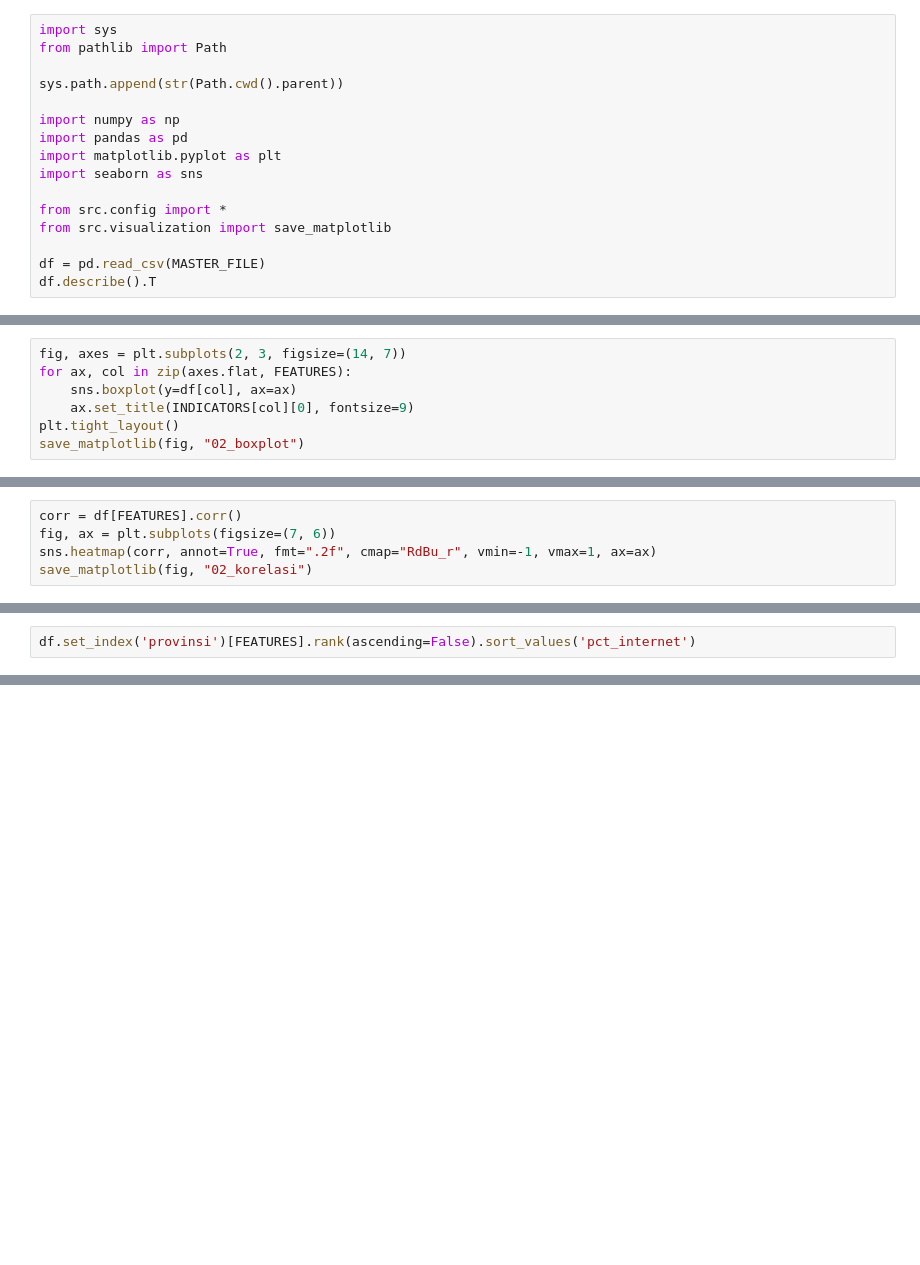
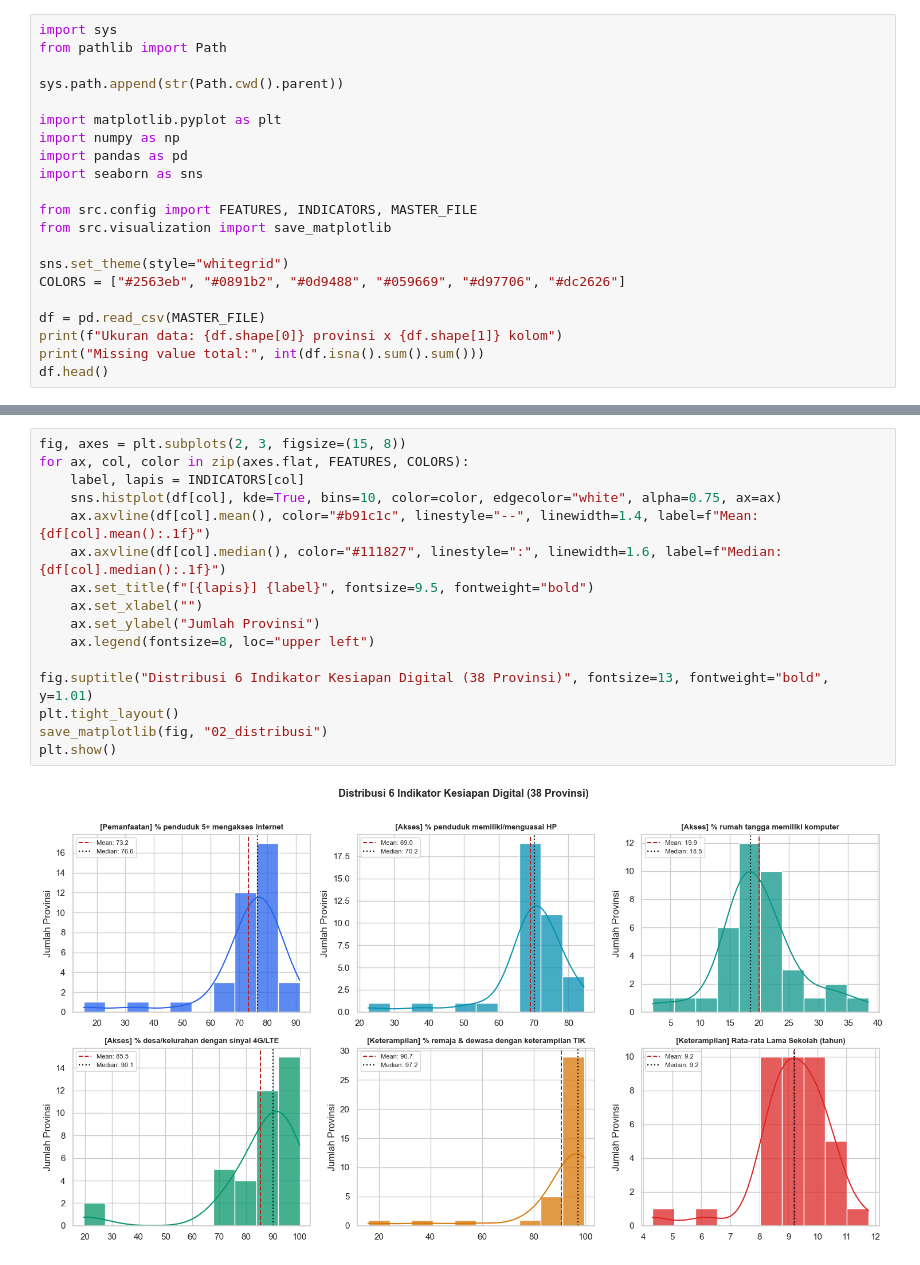
Before and after one commit to jansv7/indo-digital-divide-clustering, a Jupyter notebook: notebooks/02_eda.ipynb, the cells around one changed output, grey strips where cells are left out. Cells and saved outputs as stored; diff of their text form; blank space fills up the shorter version.

```diff
--- a/notebooks/02_eda.ipynb
+++ b/notebooks/02_eda.ipynb
@@ -7,13 +14,18 @@ from pathlib import Path
 
 sys.path.append(str(Path.cwd().parent))
 
+import matplotlib.pyplot as plt
 import numpy as np
 import pandas as pd
-import matplotlib.pyplot as plt
 import seaborn as sns
 
-from src.config import *
+from src.config import FEATURES, INDICATORS, MASTER_FILE
 from src.visualization import save_matplotlib
 
+sns.set_theme(style="whitegrid")
+COLORS = ["#2563eb", "#0891b2", "#0d9488", "#059669", "#d97706", "#dc2626"]
+
 df = pd.read_csv(MASTER_FILE)
-df.describe().T
+print(f"Ukuran data: {df.shape[0]} provinsi x {df.shape[1]} kolom")
+print("Missing value total:", int(df.isna().sum().sum()))
+df.head()
@@ -22,7 +40,0 @@ df.describe().T
-# %%
-fig, axes = plt.subplots(2, 3, figsize=(14, 7))
-for ax, col in zip(axes.flat, FEATURES):
-    sns.boxplot(y=df[col], ax=ax)
-    ax.set_title(INDICATORS[col][0], fontsize=9)
-plt.tight_layout()
-save_matplotlib(fig, "02_boxplot")
@@ -32,5 +40,0 @@ Kalau ada pasangan dengan |r| > 0,9, buang salah satu atau pakai PCA. Tulis alas
-# %%
-corr = df[FEATURES].corr()
-fig, ax = plt.subplots(figsize=(7, 6))
-sns.heatmap(corr, annot=True, fmt=".2f", cmap="RdBu_r", vmin=-1, vmax=1, ax=ax)
-save_matplotlib(fig, "02_korelasi")
@@ -39,2 +40,0 @@ save_matplotlib(fig, "02_korelasi")
-# %%
-df.set_index('provinsi')[FEATURES].rank(ascending=False).sort_values('pct_internet')
@@ -43,0 +66,18 @@ df.set_index('provinsi')[FEATURES].rank(ascending=False).sort_values('pct_intern
+# %%
+fig, axes = plt.subplots(2, 3, figsize=(15, 8))
+for ax, col, color in zip(axes.flat, FEATURES, COLORS):
+    label, lapis = INDICATORS[col]
+    sns.histplot(df[col], kde=True, bins=10, color=color, edgecolor="white", alpha=0.75, ax=ax)
+    ax.axvline(df[col].mean(), color="#b91c1c", linestyle="--", linewidth=1.4, label=f"Mean: {df[col].mean():.1f}")
+    ax.axvline(df[col].median(), color="#111827", linestyle=":", linewidth=1.6, label=f"Median: {df[col].median():.1f}")
+    ax.set_title(f"[{lapis}] {label}", fontsize=9.5, fontweight="bold")
+    ax.set_xlabel("")
+    ax.set_ylabel("Jumlah Provinsi")
+    ax.legend(fontsize=8, loc="upper left")
+
+fig.suptitle("Distribusi 6 Indikator Kesiapan Digital (38 Provinsi)", fontsize=13, fontweight="bold", y=1.01)
+plt.tight_layout()
+save_matplotlib(fig, "02_distribusi")
+plt.show()
+# %% [output]
+[figure, added]
```
Also changed, not shown: parts of 24 cells of this notebook, 19 other files.
